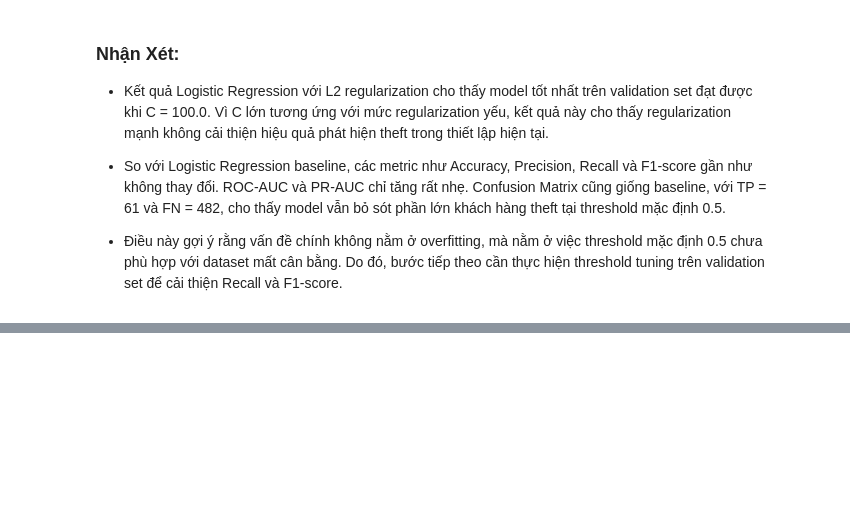
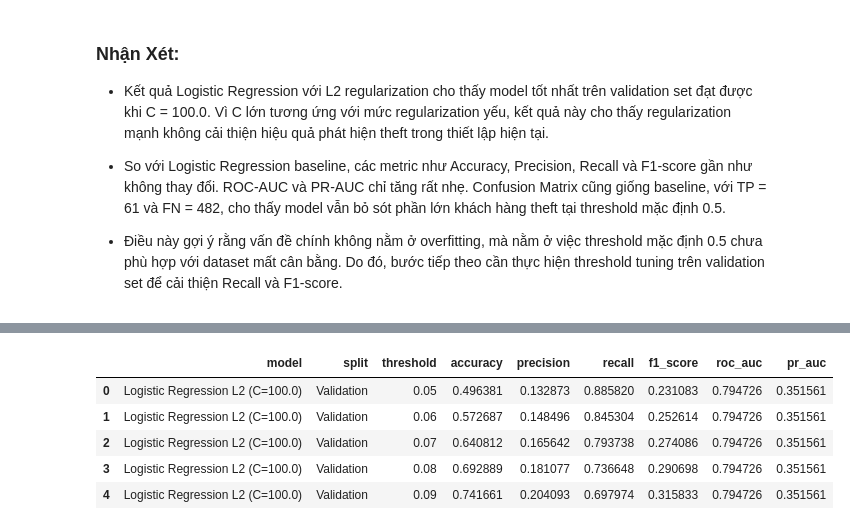
Before and after one commit to longzu-ComputerScience/CS114----ML-Project---Energy-Theft-Detection, a Jupyter notebook: notebooks/model_training_quoc_thai.ipynb, the cells around one changed output, grey strips where cells are left out. Cells and saved outputs as stored; diff of their text form; code cells hidden in the pictures; blank space fills up the shorter version.

```diff
--- a/notebooks/model_training_quoc_thai.ipynb
+++ b/notebooks/model_training_quoc_thai.ipynb
@@ -667,0 +692,51 @@ l2_best_val_cm = plot_confusion_matrix_custom(
+# %%
+# STEP 11: Threshold Tuning on Validation Set
+
+# 11.1. Tạo danh sách threshold cần thử
+
+# Thử các threshold từ 0.05 đến 0.95 với bước nhảy 0.01.
+# Không dùng threshold quá gần 0 hoặc 1 để tránh các setting quá cực đoan.
+thresholds = np.arange(0.05, 0.96, 0.01)
+
+threshold_result_rows = []
+
+
+# 11.2. Đánh giá best L2 model trên validation set với từng threshold
+
+for threshold in thresholds:
+    result_row = collect_result_row(
+        model_name=f"Logistic Regression L2 (C={logreg_l2_best_C})",
+        split_name="Validation",
+        y_true=y_val,
+        y_prob=y_val_prob_l2_best,
+        threshold=threshold,
+    )
+
+    threshold_result_rows.append(result_row)
+
+
+threshold_results_df = pd.DataFrame(threshold_result_rows)
+
+# Sắp xếp cột để bảng dễ đọc hơn.
+threshold_results_df = threshold_results_df[
+    [
+        "model",
+        "split",
+        "threshold",
+        "accuracy",
+        "precision",
+        "recall",
+        "f1_score",
+        "roc_auc",
+        "pr_auc",
+    ]
+]
+
+threshold_results_df.head()
+# %% [output]
+|  | model | split | threshold | accuracy | precision | recall | f1_score | roc_auc | pr_auc |
+| 0 | Logistic Regression L2 (C=100.0) | Validation | 0.05 | 0.496381 | 0.132873 | 0.885820 | 0.231083 | 0.794726 | 0.351561 |
+| 1 | Logistic Regression L2 (C=100.0) | Validation | 0.06 | 0.572687 | 0.148496 | 0.845304 | 0.252614 | 0.794726 | 0.351561 |
+| 2 | Logistic Regression L2 (C=100.0) | Validation | 0.07 | 0.640812 | 0.165642 | 0.793738 | 0.274086 | 0.794726 | 0.351561 |
+| 3 | Logistic Regression L2 (C=100.0) | Validation | 0.08 | 0.692889 | 0.181077 | 0.736648 | 0.290698 | 0.794726 | 0.351561 |
+| 4 | Logistic Regression L2 (C=100.0) | Validation | 0.09 | 0.741661 | 0.204093 | 0.697974 | 0.315833 | 0.794726 | 0.351561 |
```
Also changed, not shown: parts of 9 cells of this notebook.
